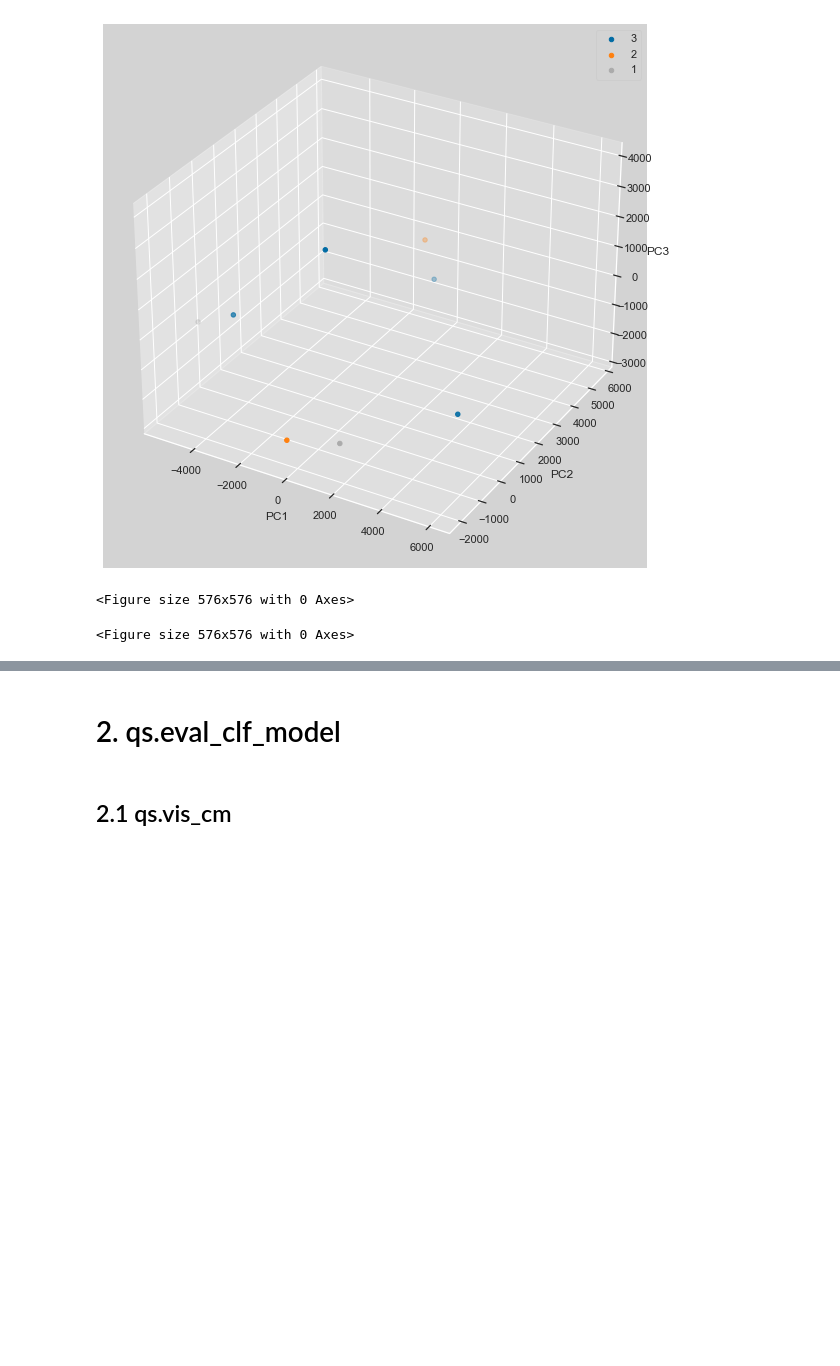
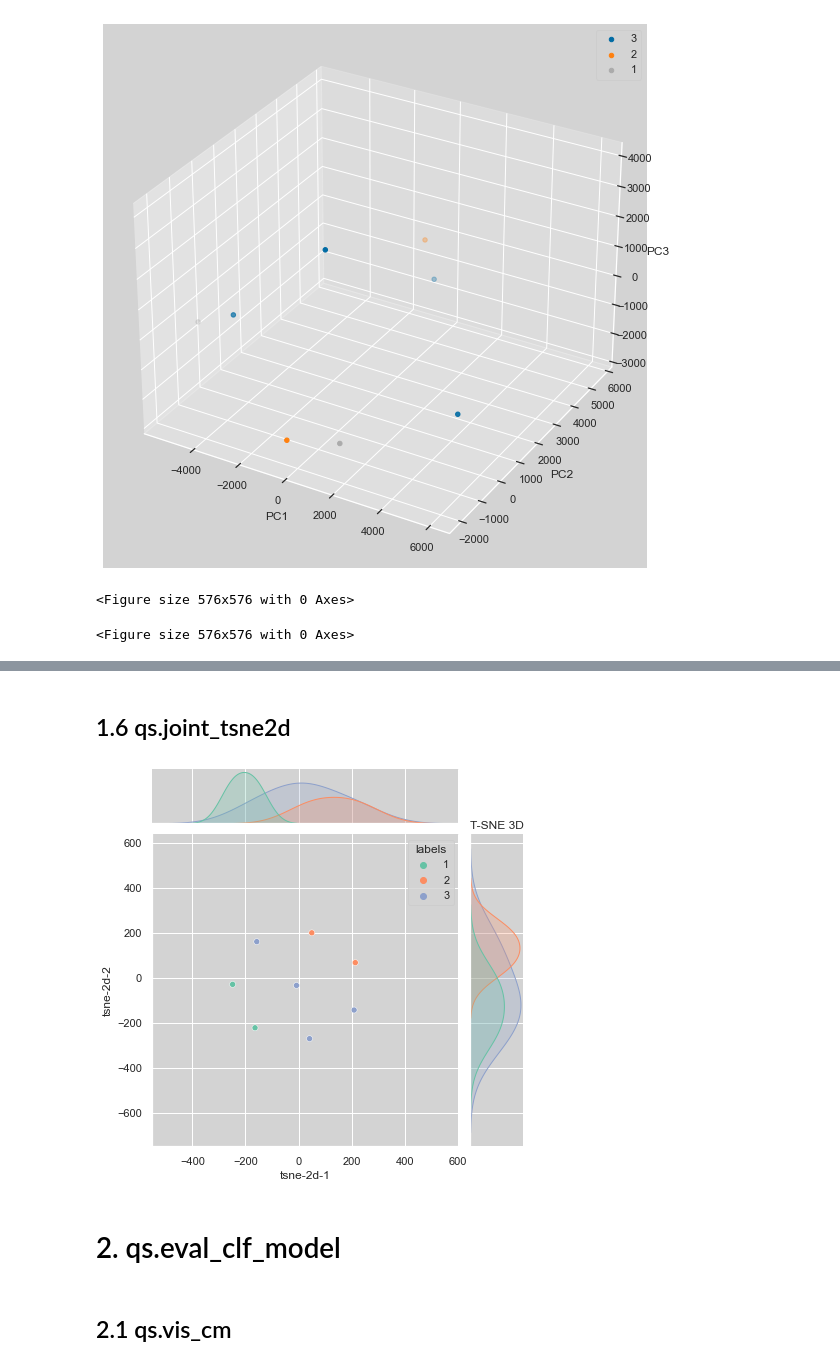
Before and after one commit to DSDanielPark/quick-show, a Jupyter notebook: tutorial/tutorial.ipynb, the cells around one changed output, grey strips where cells are left out. Saved outputs shown, nothing was run; the diff lists cells and outputs as text; code cells hidden in the pictures; blank space fills up the shorter version.

```diff
--- a/tutorial/tutorial.ipynb
+++ b/tutorial/tutorial.ipynb
@@ -100,3 +123,9 @@ Explained variation per PC(Principal Component): [0.47976006 0.32388612 0.196353
+# %% [markdown]
+## 1.6 qs.joint_tsne2d
+# %%
+return_df = qs.joint_tsne2d(df, 'values', 'labels', None, 'fig6.png')
+# %% [output]
+[figure, added]
 # %% [markdown]
 # 2. qs.eval_clf_model
 # %% [markdown]
```
Also changed, not shown: parts of 8 cells of this notebook, 2 other files.
